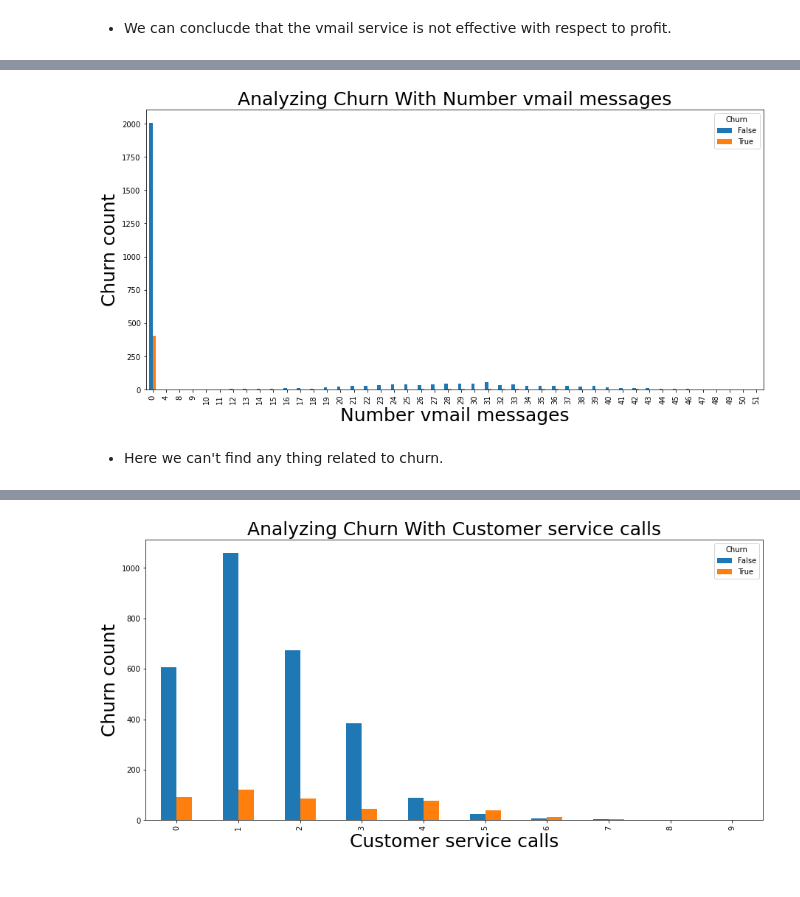
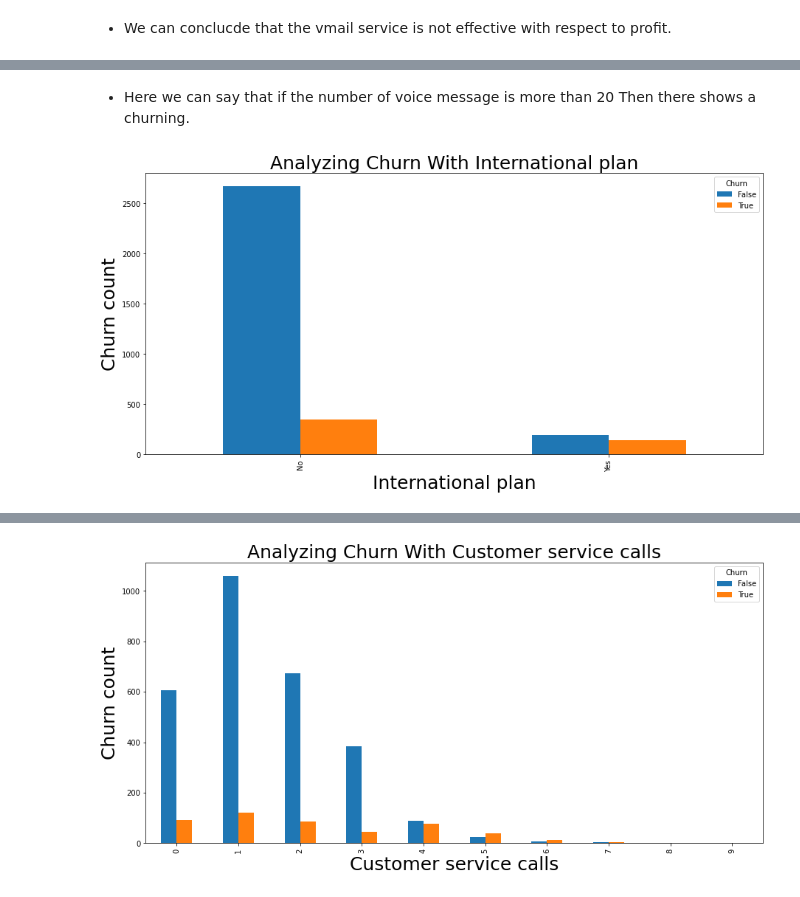
Before and after one commit to pratyushkumarrath/Telecom-Churn-Analysis, a Jupyter notebook: Telecom_Churn_Analysis_Capstone_Project.ipynb, the cells around one changed output, grey strips where cells are left out. Drawn from its saved outputs; the diff is of its cells as text; code cells hidden in the pictures.

```diff
--- a/Telecom_Churn_Analysis_Capstone_Project.ipynb
+++ b/Telecom_Churn_Analysis_Capstone_Project.ipynb
@@ -458,7 +471,7 @@ plt.show()
+# %% [markdown]
+* Here we can say that if the number of voice message is more than 20 Then there shows a churning.
 # %%
-# Comparing Vmail with the churn
-relation_bar('Number vmail messages','Churn')
+# Comparing Intl  plan with the churn
+relation_bar('International plan','Churn')
 # %% [output]
-[figure, old version]
+[figure, new version]
-# %% [markdown]
-* Here we can't find any thing related to churn.
```
Also changed, not shown: parts of 12 cells of this notebook.
